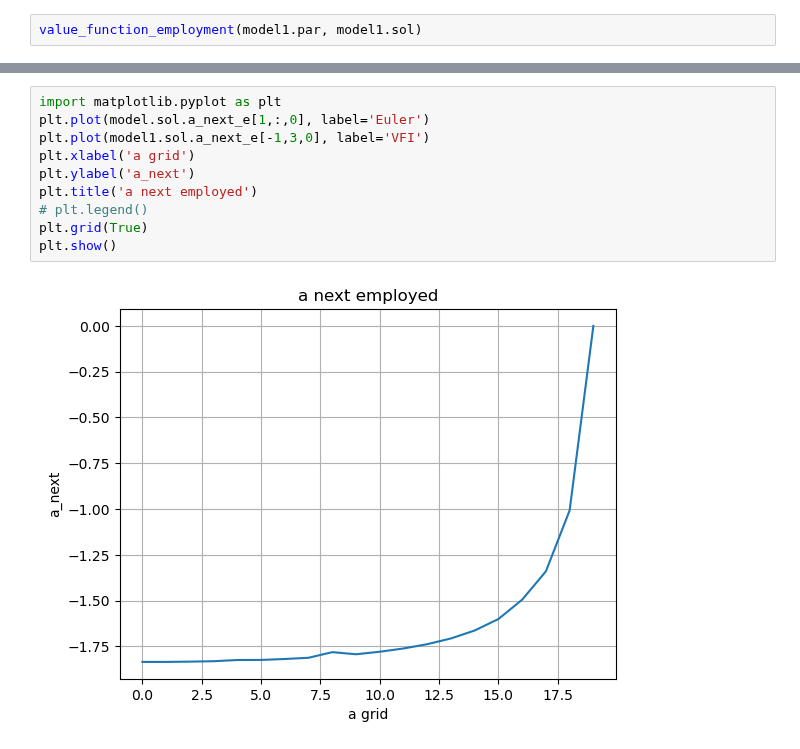
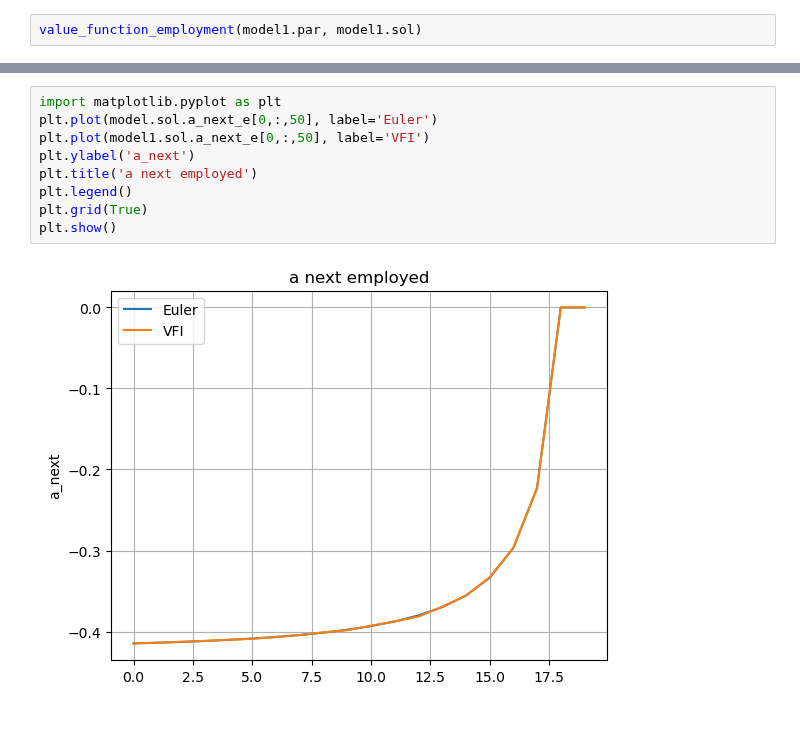
Before and after one commit to qrn838/Dynamic-programming-project, a Jupyter notebook: EGM.ipynb, the cells around one changed output, grey strips where cells are left out. Saved outputs shown, nothing was run; the diff lists cells and outputs as text; blank space fills up the shorter version.

```diff
--- a/EGM.ipynb
+++ b/EGM.ipynb
@@ -77,13 +59,12 @@ plt.show()
 # %%
 import matplotlib.pyplot as plt
-plt.plot(model.sol.a_next_e[1,:,0], label='Euler')
-plt.plot(model1.sol.a_next_e[-1,3,0], label='VFI')
-plt.xlabel('a grid')
+plt.plot(model.sol.a_next_e[0,:,50], label='Euler')
+plt.plot(model1.sol.a_next_e[0,:,50], label='VFI')
 plt.ylabel('a_next')
 plt.title('a next employed')
-# plt.legend()
+plt.legend()
 plt.grid(True)
 plt.show()
 # %% [output]
-[figure, old version]
+[figure, new version]
 # %%
```
Also changed, not shown: parts of 6 cells of this notebook, 6 other files.
